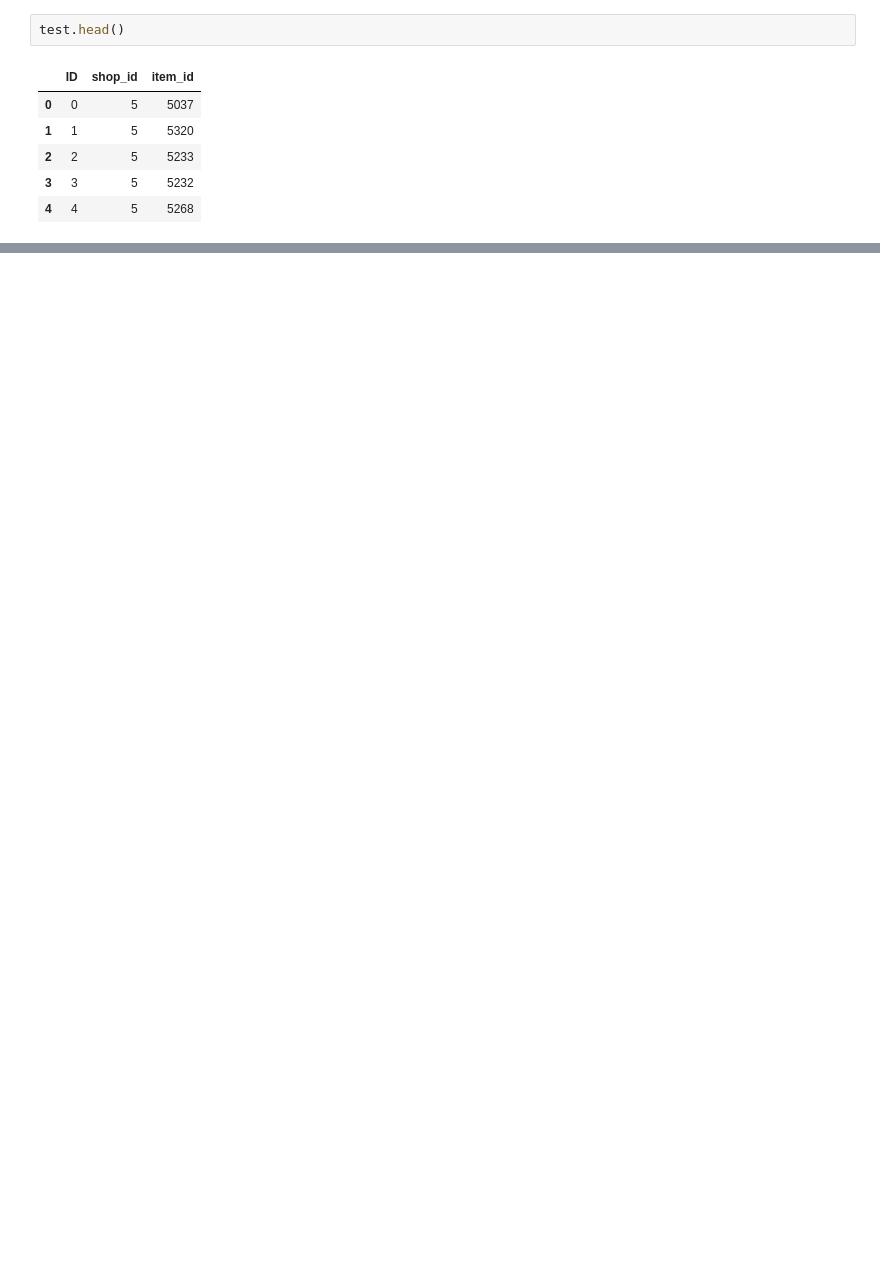
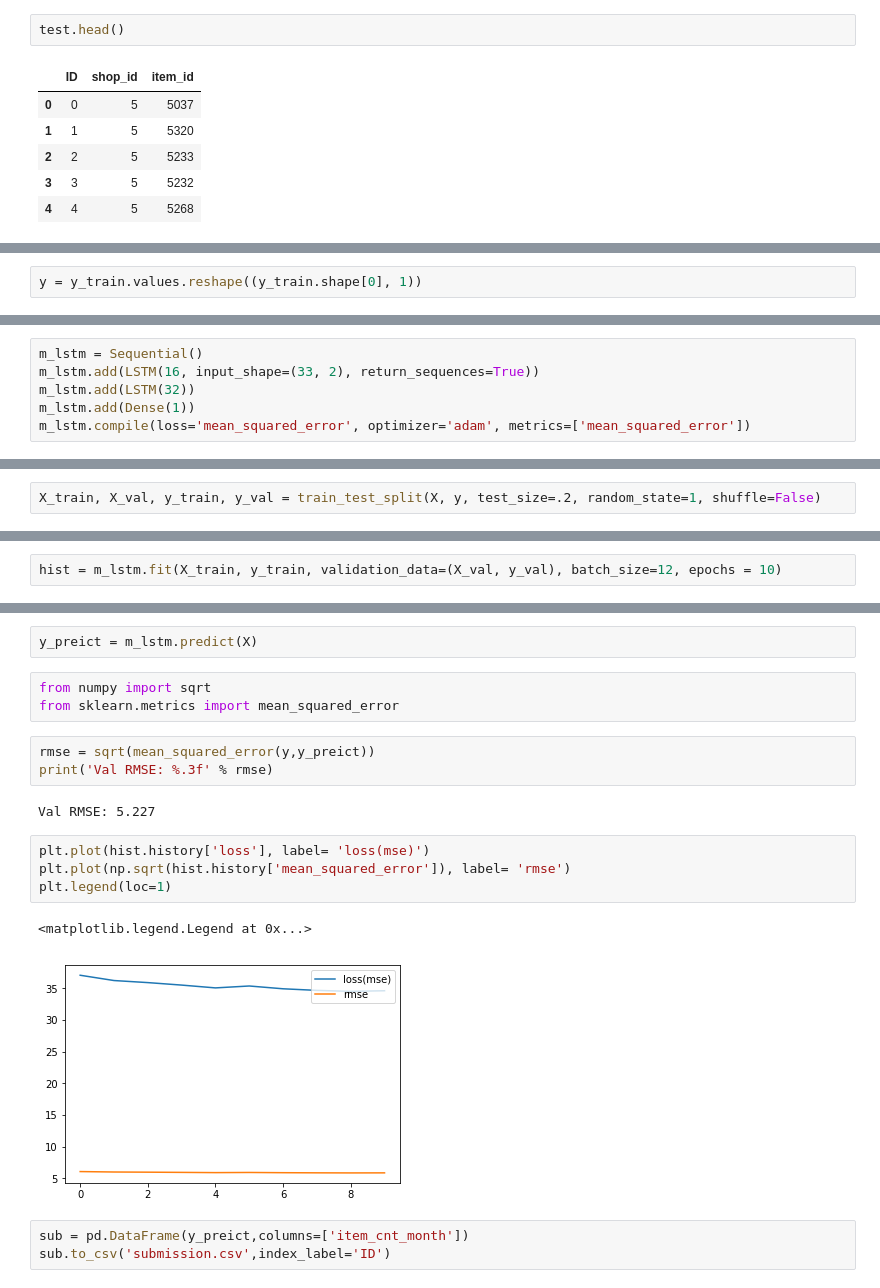
Before and after one commit to zex0023/Sale_Prediction, a Jupyter notebook: sales_prediction.ipynb, the cells around one changed output, grey strips where cells are left out. Saved outputs shown, nothing was run; the diff lists cells and outputs as text; blank space fills up the shorter version.

```diff
--- a/sales_prediction.ipynb
+++ b/sales_prediction.ipynb
@@ -416,0 +182,2 @@ test.to_csv(r'my_prediction.csv',index=False)
+# %%
+y = y_train.values.reshape((y_train.shape[0], 1))
@@ -416,0 +214,6 @@ test.to_csv(r'my_prediction.csv',index=False)
+# %%
+m_lstm = Sequential()
+m_lstm.add(LSTM(16, input_shape=(33, 2), return_sequences=True))
+m_lstm.add(LSTM(32))
+m_lstm.add(Dense(1))
+m_lstm.compile(loss='mean_squared_error', optimizer='adam', metrics=['mean_squared_error'])
@@ -416,0 +236,2 @@ test.to_csv(r'my_prediction.csv',index=False)
+# %%
+X_train, X_val, y_train, y_val = train_test_split(X, y, test_size=.2, random_state=1, shuffle=False)
@@ -416,0 +254,2 @@ test.to_csv(r'my_prediction.csv',index=False)
+# %%
+hist = m_lstm.fit(X_train, y_train, validation_data=(X_val, y_val), batch_size=12, epochs = 10)
@@ -416,0 +274,20 @@ test.to_csv(r'my_prediction.csv',index=False)
+# %%
+y_preict = m_lstm.predict(X)
+# %%
+from numpy import sqrt
+from sklearn.metrics import mean_squared_error
+# %%
+rmse = sqrt(mean_squared_error(y,y_preict))
+print('Val RMSE: %.3f' % rmse)
+# %% [output]
+Val RMSE: 5.227
+# %%
+plt.plot(hist.history['loss'], label= 'loss(mse)')
+plt.plot(np.sqrt(hist.history['mean_squared_error']), label= 'rmse')
+plt.legend(loc=1)
+# %% [output]
+<matplotlib.legend.Legend at 0x...>
+[figure, added]
+# %%
+sub = pd.DataFrame(y_preict,columns=['item_cnt_month'])
+sub.to_csv('submission.csv',index_label='ID')
```
Also changed, not shown: parts of 115 cells of this notebook, 1 other file.
